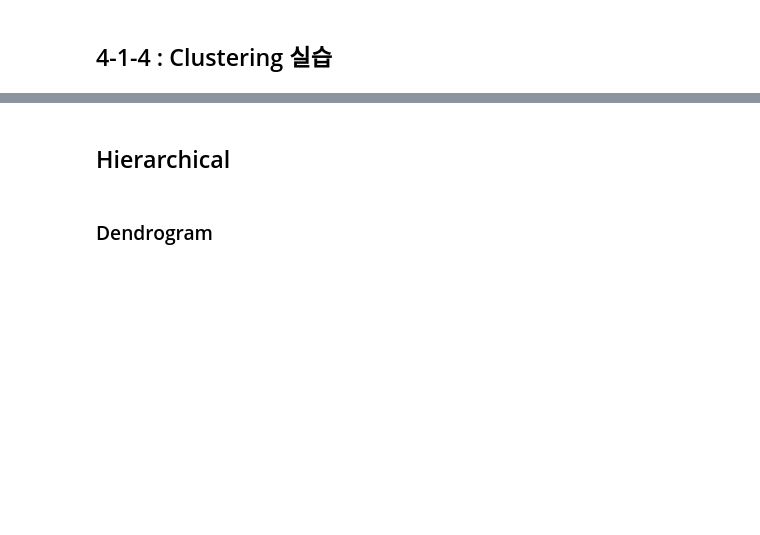
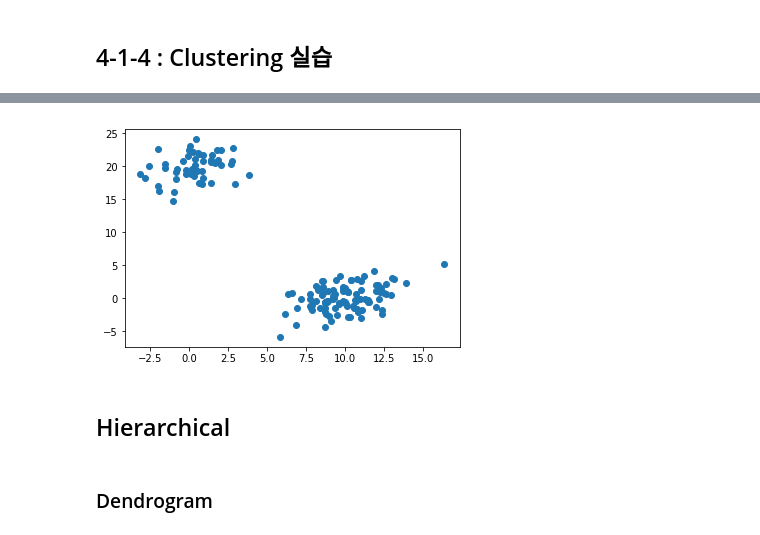
Before and after one commit to parksurk/da_structured-data, a Jupyter notebook: step4 - Clustering.ipynb, the cells around one changed output, grey strips where cells are left out. Cells and saved outputs as stored; diff of their text form; code cells hidden in the pictures; blank space fills up the shorter version.

```diff
--- a/step4 - Clustering.ipynb
+++ b/step4 - Clustering.ipynb
@@ -301,3 +345,8 @@ X = np.concatenate((a, b),)
+# %%
+plt.scatter(X[:,0], X[:,1])
+plt.show()
+# %% [output]
+[figure, added]
 # %% [markdown]
 ## Hierarchical
 # %%
```
Also changed, not shown: parts of 25 cells of this notebook.
